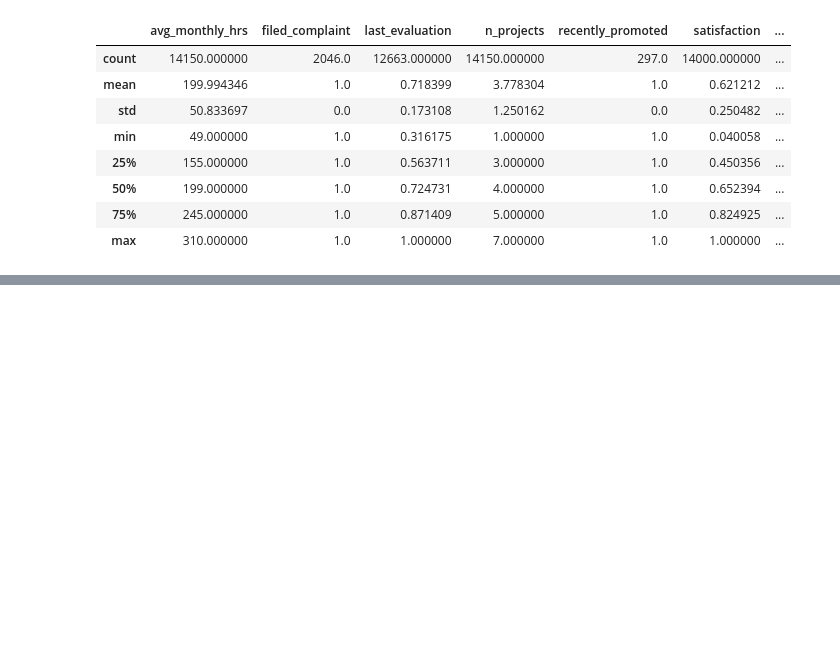
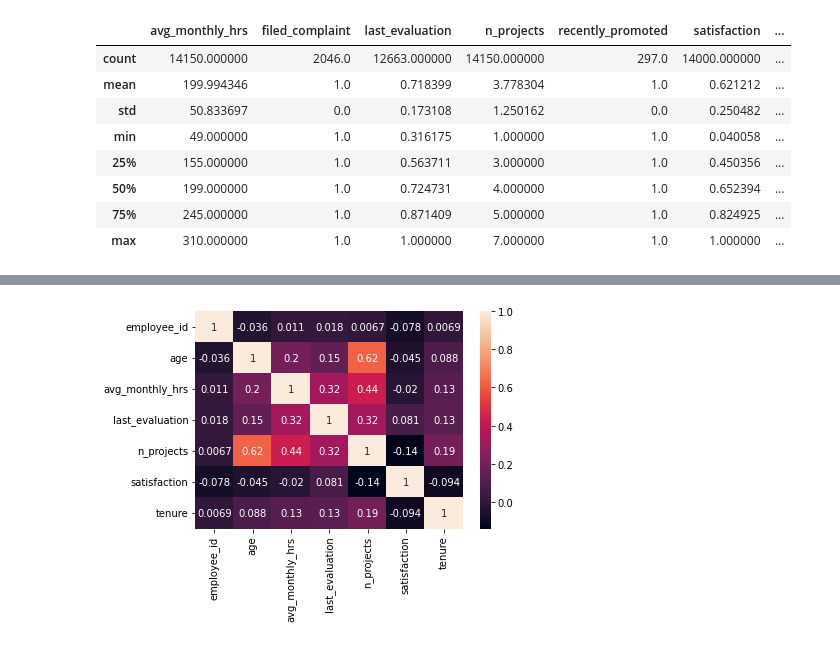
Before and after one commit to bhupeshmahara/INSAID-GCD-Capstone, a Jupyter notebook: 1005_GCD_Capstone_Project_Bhupesh.ipynb, the cells around one changed output, grey strips where cells are left out. Saved outputs shown, nothing was run; the diff lists cells and outputs as text; code cells hidden in the pictures; blank space fills up the shorter version.

```diff
--- a/1005_GCD_Capstone_Project_Bhupesh.ipynb
+++ b/1005_GCD_Capstone_Project_Bhupesh.ipynb
@@ -377,0 +534,5 @@ Name: avg_monthly_hrs, dtype: float64
+# %%
+# drop the duplicate data
+
+df_final.drop_duplicates(inplace = True,keep='first')
+df_final.shape
@@ -377,0 +571,6 @@ Name: avg_monthly_hrs, dtype: float64
+# %%
+x = df_final.corr()
+sns.heatmap(x, annot=True)
+plt.show()
+# %% [output]
+[figure, added]
```
Also changed, not shown: parts of 40 cells of this notebook.
